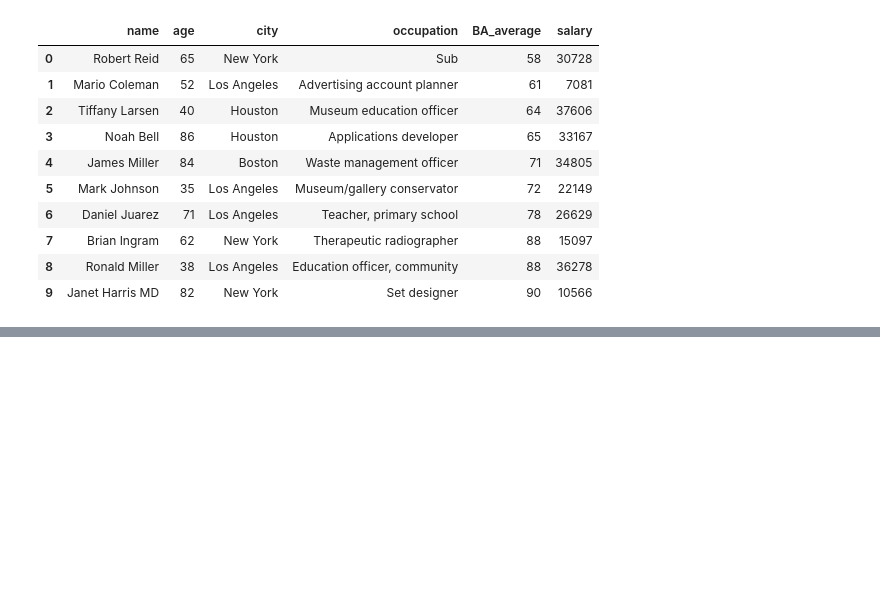
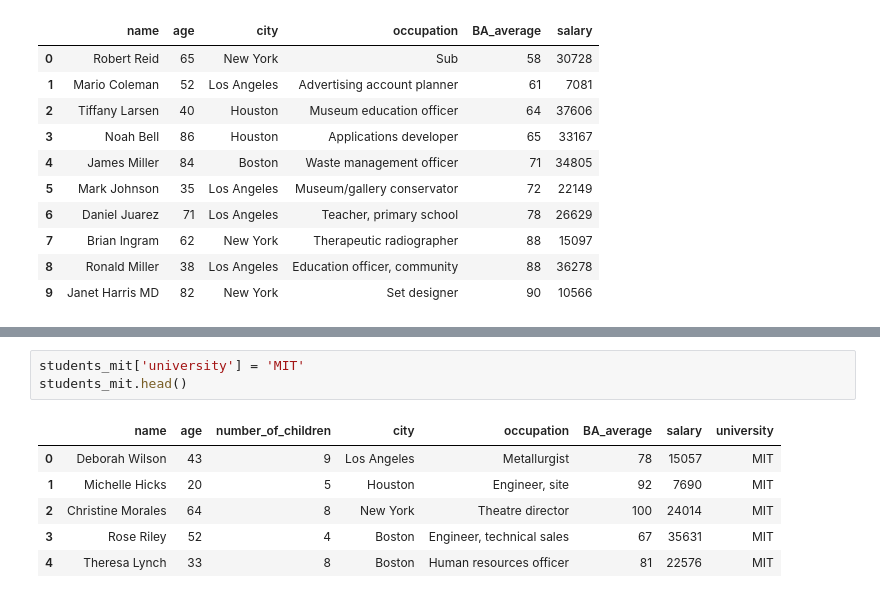
Before and after one commit to jordanriver/DScourse, a Jupyter notebook: Homework/week4_ex_jordan.ipynb, the cells around one changed output, grey strips where cells are left out. Drawn from its saved outputs; the diff is of its cells as text; blank space fills up the shorter version.

```diff
--- a/Homework/week4_ex_jordan.ipynb
+++ b/Homework/week4_ex_jordan.ipynb
@@ -578,0 +672,10 @@ students.sort_values(by=['BA_average', 'salary']).reset_index(drop=True)
+# %%
+students_mit['university'] = 'MIT'
+students_mit.head()
+# %% [output]
+|  | name | age | number_of_children | city | occupation | BA_average | salary | university |
+| 0 | Deborah Wilson | 43 | 9 | Los Angeles | Metallurgist | 78 | 15057 | MIT |
+| 1 | Michelle Hicks | 20 | 5 | Houston | Engineer, site | 92 | 7690 | MIT |
+| 2 | Christine Morales | 64 | 8 | New York | Theatre director | 100 | 24014 | MIT |
+| 3 | Rose Riley | 52 | 4 | Boston | Engineer, technical sales | 67 | 35631 | MIT |
+| 4 | Theresa Lynch | 33 | 8 | Boston | Human resources officer | 81 | 22576 | MIT |
```
Also changed, not shown: parts of 16 cells of this notebook.
